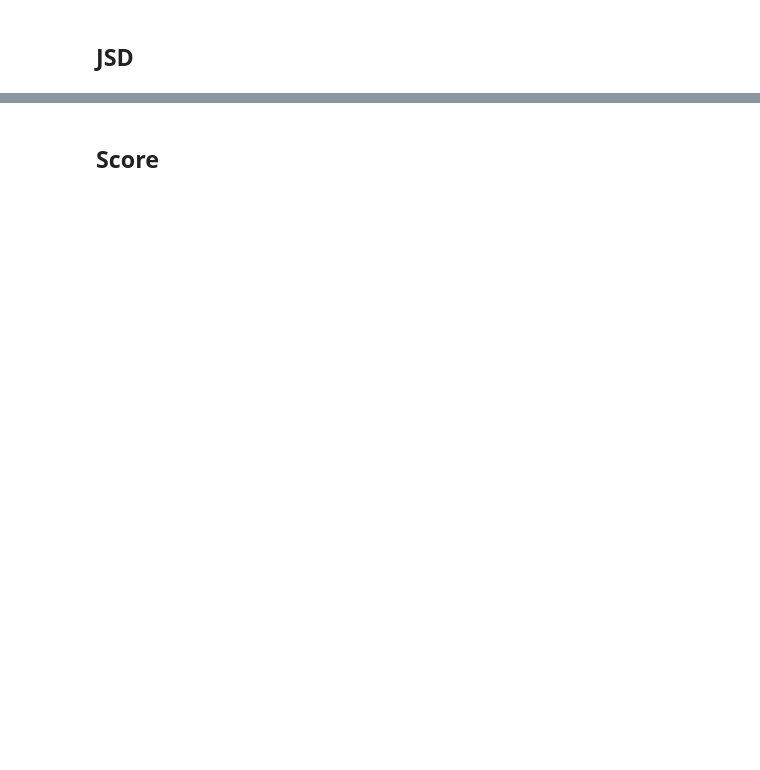
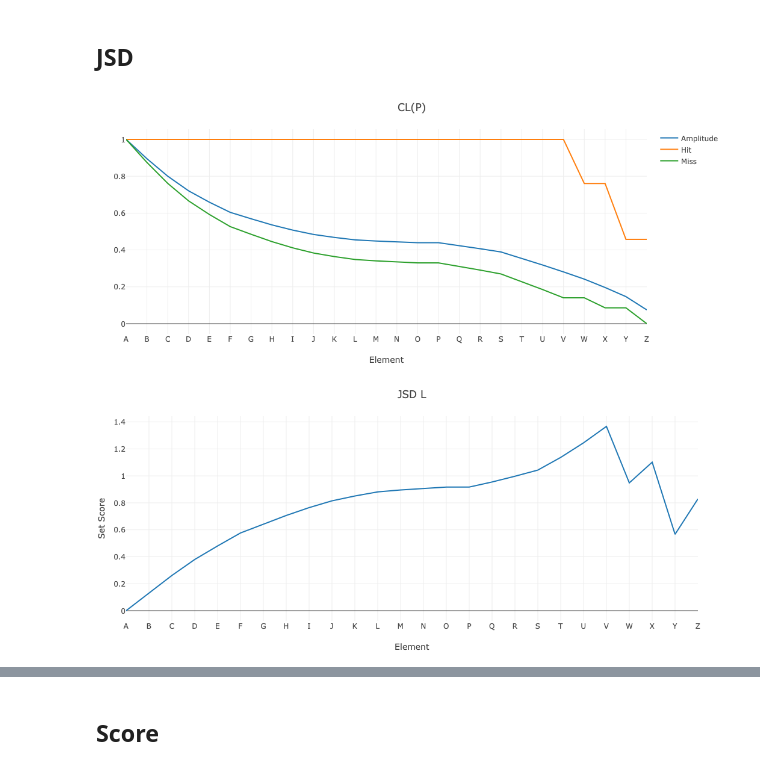
Before and after one commit to KwatME/FeatureSetEnrichment.jl, a Jupyter notebook: notebook/1.ipynb, the cells around one changed output, grey strips where cells are left out. Drawn from its saved outputs; the diff is of its cells as text; code cells hidden in the pictures; blank space fills up the shorter version.

```diff
--- a/notebook/1.ipynb
+++ b/notebook/1.ipynb
@@ -144,2 +180,15 @@ plot_x_y((ks,); layout = extend_layout(layout; title = "KS", yaxis_title = "Set
 # %% [markdown]
 ## JSD
+# %%
+plot_x_y(
+    (a_p_cl, a_h_p_cl, a_m_p_cl);
+    name_ = ("Amplitude", "Hit", "Miss"),
+    layout = extend_layout(layout; title = "CL(P)"),
+)
+
+jsd_l = compute_jsd(a_h_p_cl, a_m_p_cl, a_p_cl)
+
+plot_x_y((jsd_l,); layout = extend_layout(layout; title = "JSD L", yaxis_title = "Set Score"))
+# %% [output]
+[figure, added]
+[figure, added]
```
Also changed, not shown: parts of 18 cells of this notebook, 1 other file.
